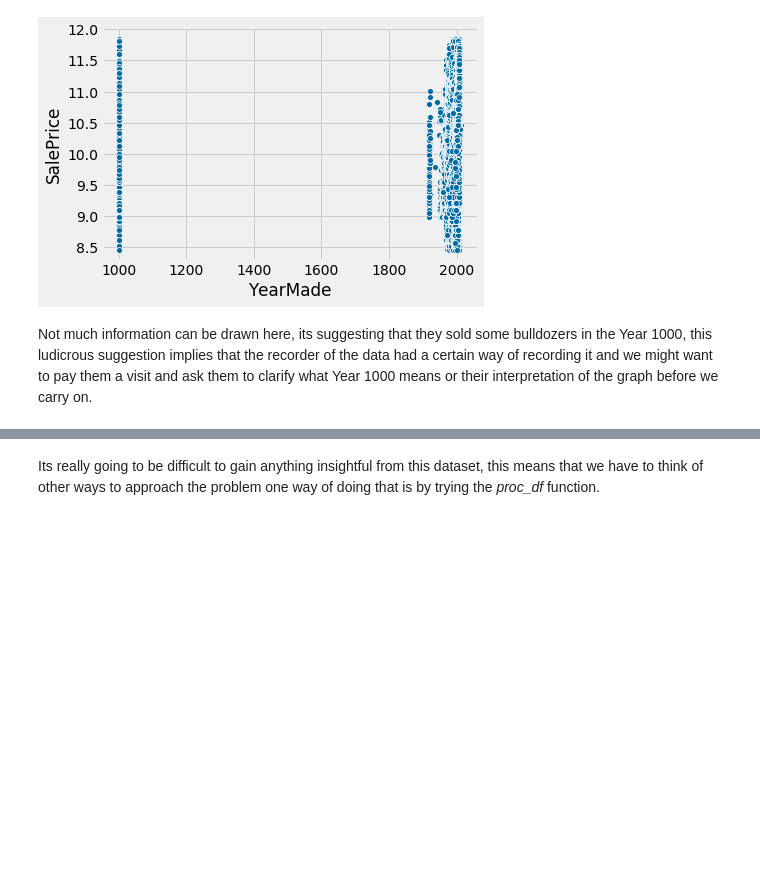
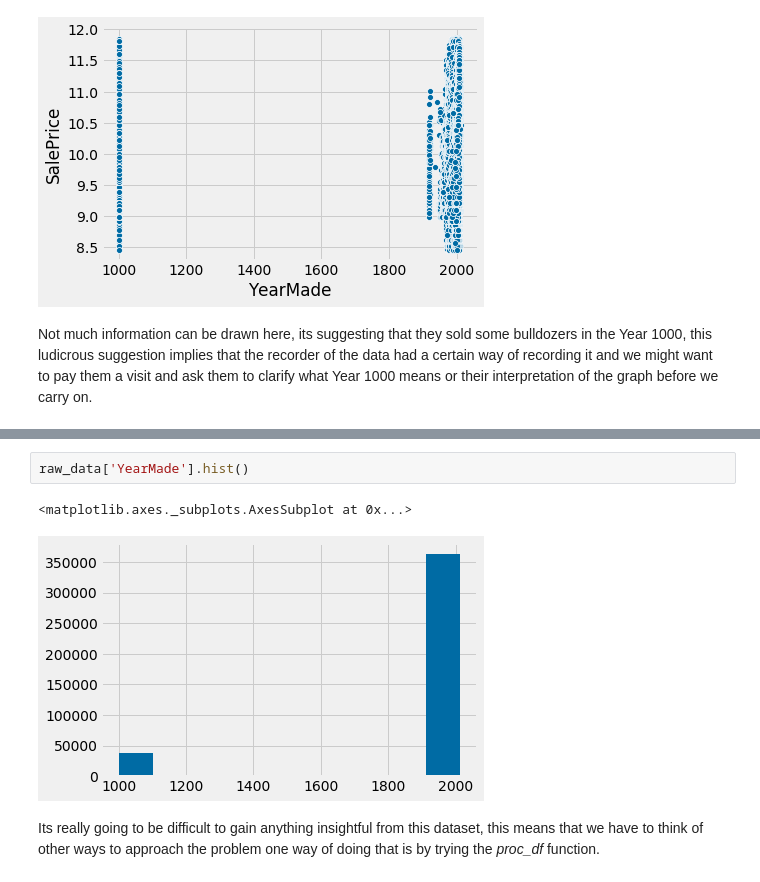
Before and after one commit to MrRutledge/ML_Practice, a Jupyter notebook: FastAi_ML_RandomForest.ipynb, the cells around one changed output, grey strips where cells are left out. Saved outputs shown, nothing was run; the diff lists cells and outputs as text; blank space fills up the shorter version.

```diff
--- a/FastAi_ML_RandomForest.ipynb
+++ b/FastAi_ML_RandomForest.ipynb
@@ -770,3 +750,8 @@ sns.barplot(x="SalePrice", y="YearMade",orient="h", data=raw_train)
+# %%
+raw_data['YearMade'].hist()
+# %% [output]
+<matplotlib.axes._subplots.AxesSubplot at 0x...>
+[figure, added]
 # %% [markdown]
 Its really going to be difficult to gain anything insightful from this dataset, this means that we have to think of other ways to approach the problem one way of doing that is by trying the *proc_df* function.
 # %% [markdown]
```
Also changed, not shown: parts of 46 cells of this notebook, 1 other file.
